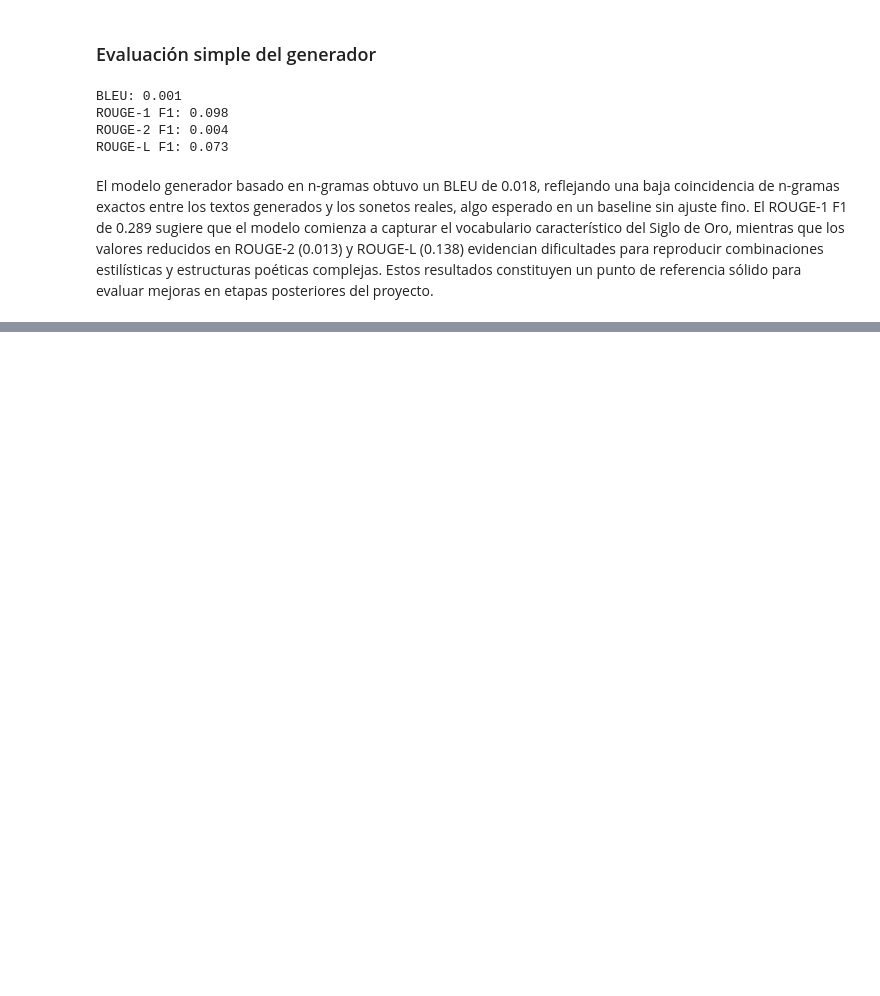
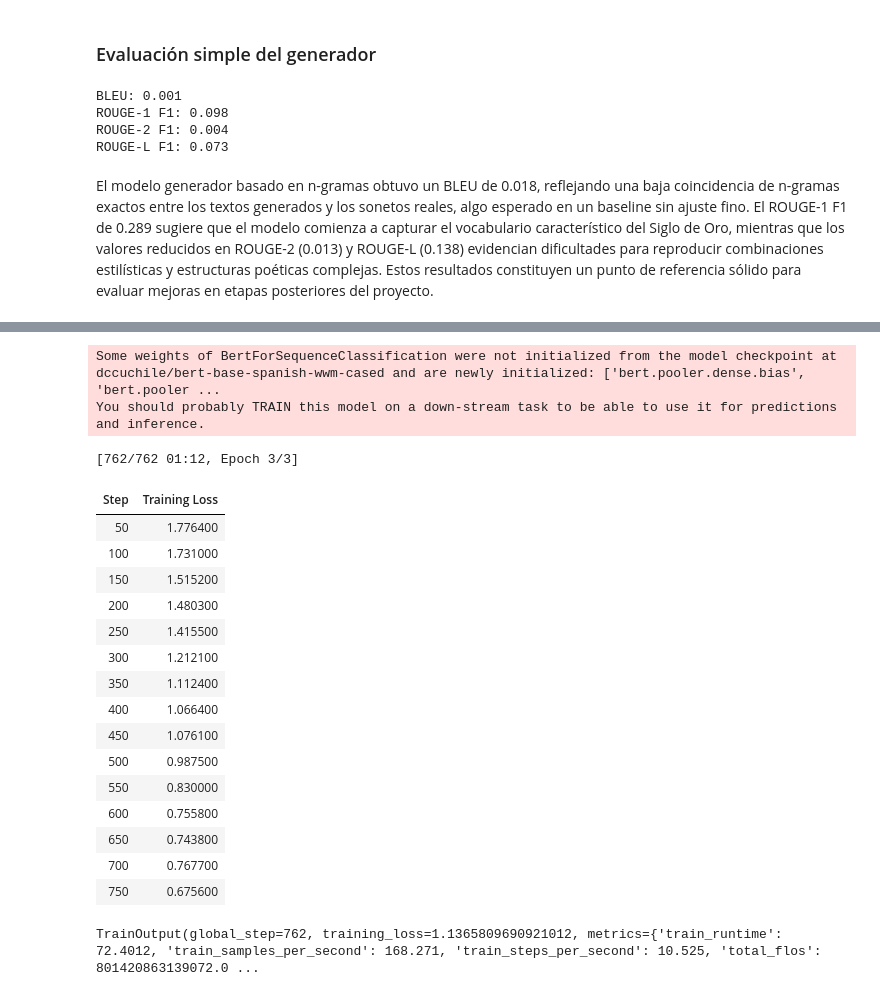
Before and after one commit to Dahernandezsilve/NLP-Practical-Solution, a Jupyter notebook: ProyectoNLP.ipynb, the cells around one changed output, grey strips where cells are left out. Drawn from its saved outputs; the diff is of its cells as text; code cells hidden in the pictures; blank space fills up the shorter version.

Commit message:
feat: beto train

```diff
--- a/ProyectoNLP.ipynb
+++ b/ProyectoNLP.ipynb
@@ -343,0 +416,69 @@ El modelo generador basado en n-gramas obtuvo un BLEU de 0.018, reflejando una b
+# %%
+### Entrenamiento y evaluación del discriminador avanzado
+from transformers import AutoModelForSequenceClassification, TrainingArguments, Trainer
+from sklearn.metrics import accuracy_score, precision_recall_fscore_support, classification_report
+
+model_beto = AutoModelForSequenceClassification.from_pretrained(
+    model_name,
+    num_labels=num_labels,
+    id2label=id2label,
+    label2id=label2id,
+)
+
+batch_size = 16  # en vez de 8
+
+training_args_beto = TrainingArguments(
+    output_dir="beto-author-clf",
+    learning_rate=2e-5,
+    per_device_train_batch_size=batch_size,
+    per_device_eval_batch_size=batch_size,
+    num_train_epochs=3,
+    weight_decay=0.01,
+    logging_steps=50,
+    fp16=True,              # único cambio crítico para CUDA
+)
+
+def compute_metrics_beto(eval_pred):
+    logits, labels = eval_pred
+    preds = logits.argmax(axis=-1)
+    precision, recall, f1, _ = precision_recall_fscore_support(
+        labels, preds, average="macro", zero_division=0
+    )
+    acc = accuracy_score(labels, preds)
+    return {
+        "accuracy": acc,
+        "precision_macro": precision,
+        "recall_macro": recall,
+        "f1_macro": f1,
+    }
+
+trainer_beto = Trainer(
+    model=model_beto,
+    args=training_args_beto,
+    train_dataset=tokenized_train,
+    eval_dataset=tokenized_val,
+    compute_metrics=compute_metrics_beto,
+)
+
+trainer_beto.train()
+# %% [output]
+Some weights of BertForSequenceClassification were not initialized from the model checkpoint at dccuchile/bert-base-spanish-wwm-cased and are newly initialized: ['bert.pooler.dense.bias', 'bert.pooler ...
+You should probably TRAIN this model on a down-stream task to be able to use it for predictions and inference.
+[762/762 01:12, Epoch 3/3]
+| Step | Training Loss |
+| 50 | 1.776400 |
+| 100 | 1.731000 |
+| 150 | 1.515200 |
+| 200 | 1.480300 |
+| 250 | 1.415500 |
+| 300 | 1.212100 |
+| 350 | 1.112400 |
+| 400 | 1.066400 |
+| 450 | 1.076100 |
+| 500 | 0.987500 |
+| 550 | 0.830000 |
+| 600 | 0.755800 |
+| 650 | 0.743800 |
+| 700 | 0.767700 |
+| 750 | 0.675600 |
+TrainOutput(global_step=762, training_loss=1.1365809690921012, metrics={'train_runtime': 72.4012, 'train_samples_per_second': 168.271, 'train_steps_per_second': 10.525, 'total_flos': 801420863139072.0 ...
```
Also changed, not shown: parts of 5 cells of this notebook, 2 other files.
